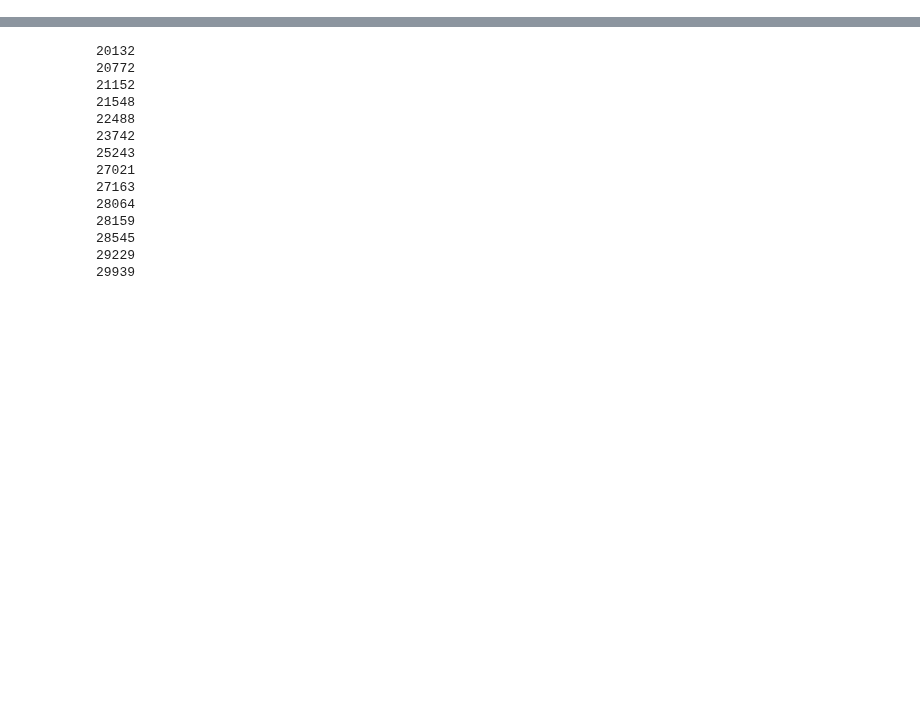
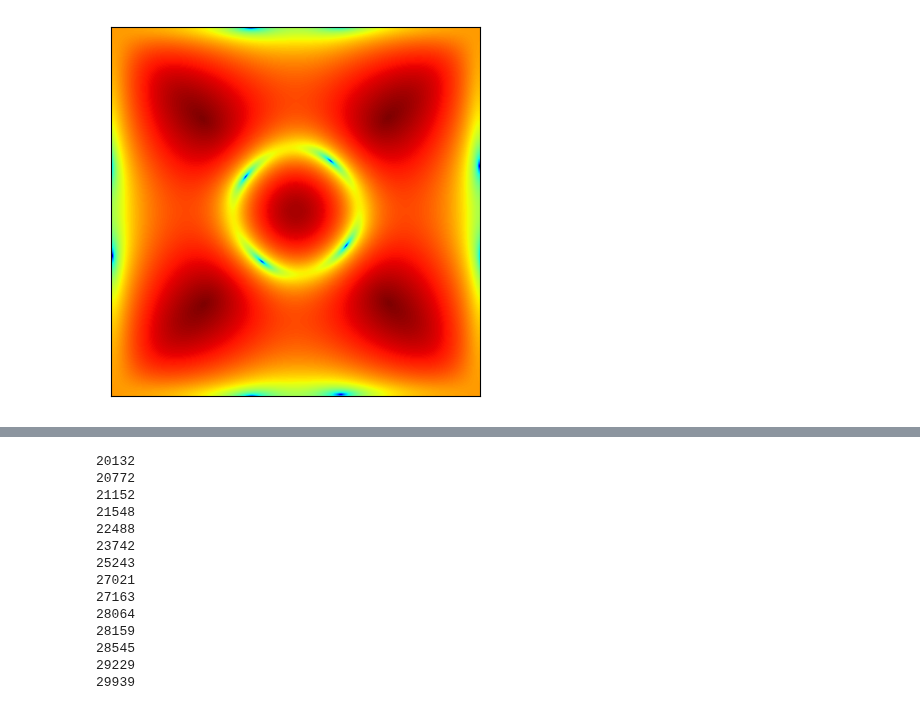
Before and after one commit to AliGhorashiCMT/Topological-Prevalence, a Jupyter notebook: symeigs/cum_fragile/Analyze.ipynb, the cells around one changed output, grey strips where cells are left out. Cells and saved outputs as stored; diff of their text form; code cells hidden in the pictures; blank space fills up the shorter version.

```diff
--- a/symeigs/cum_fragile/Analyze.ipynb
+++ b/symeigs/cum_fragile/Analyze.ipynb
@@ -2,0 +50,16 @@ using Crystalline, MPBUtils, JLD2, PyPlot, DelimitedFiles
+# %%
+band3 = zeros(501*501)
+band4 = zeros(501*501)
+all_bands = zeros(501*501, 11)
+for idx in 1:200
+    (idx % 20 == 0 ) && println(idx); flush(stdout)
+    top_band = 3
+    dispersion = readdlm("nodal_points/output/dim2-sg10-27163-res32-te-$idx-dispersion.out", ',', Float64)
+    dispersion = sort(dispersion[:, 6:end], dims = 2)
+    lower_dispersion = dispersion[:, top_band]
+    upper_dispersion = dispersion[:, top_band+1]
+    gap = minimum(upper_dispersion - lower_dispersion)
+    gap < 0 && (println("Negative Gap at idx: $idx"); flush(stdout); println(argmin(upper_dispersion - lower_dispersion)))
+    band3[idx:200:end] =  lower_dispersion
+    band4[idx:200:end] =  upper_dispersion
+end
@@ -2,0 +77,6 @@ using Crystalline, MPBUtils, JLD2, PyPlot, DelimitedFiles
+# %%
+imshow(log.(reshape(band4 - band3 , (501, 501))), origin="lower", cmap="jet")
+xticks(Float64[])
+yticks(Float64[]);
+# %% [output]
+[figure, added]
```
Also changed, not shown: parts of 35 cells of this notebook.
